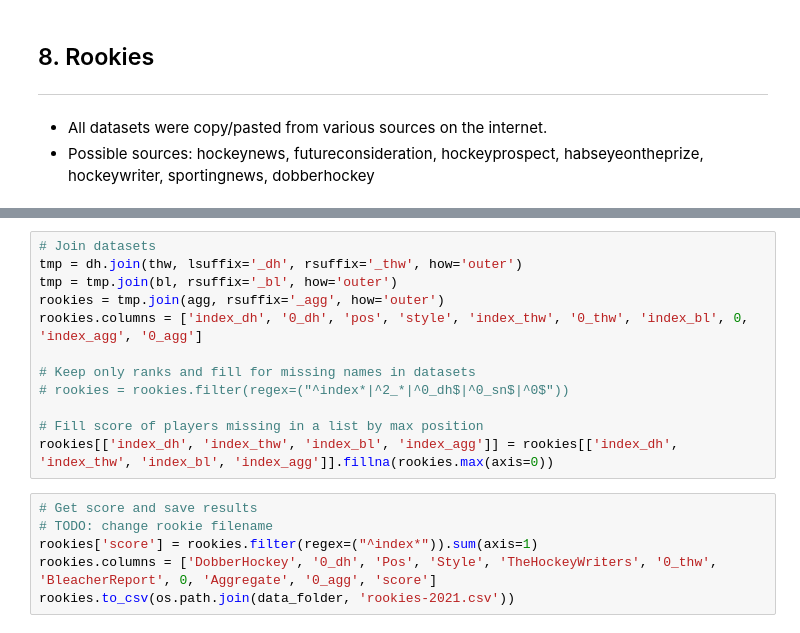
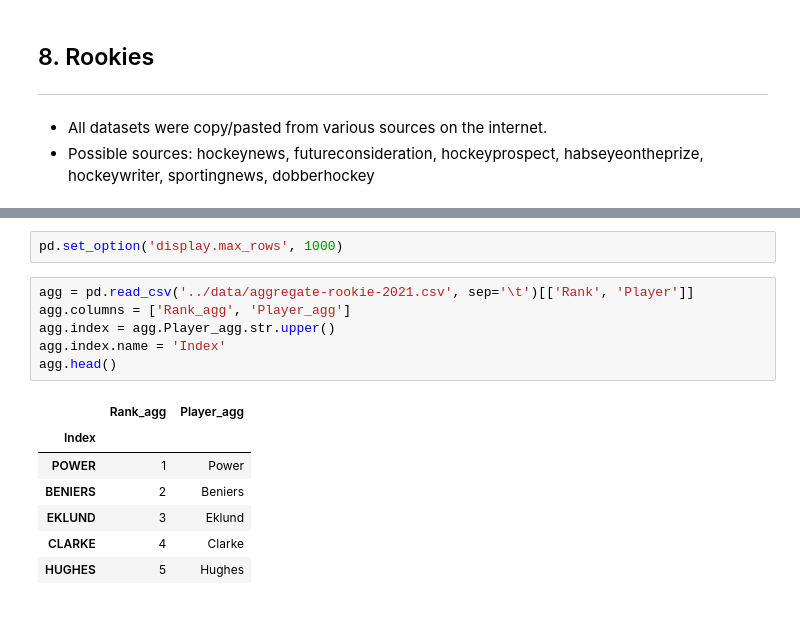
Before and after one commit to noiseux1523/NHL-Player-Projection, a Jupyter notebook: notebooks/Pool-Dataset-Final.ipynb, the cells around one changed output, grey strips where cells are left out. Cells and saved outputs as stored; diff of their text form.

Commit message:
Updated to add rookies

```diff
--- a/notebooks/Pool-Dataset-Final.ipynb
+++ b/notebooks/Pool-Dataset-Final.ipynb
@@ -834,18 +810,16 @@ dh = dh.set_index('Name')
-# %%
-# Join datasets
-tmp = dh.join(thw, lsuffix='_dh', rsuffix='_thw', how='outer')
-tmp = tmp.join(bl, rsuffix='_bl', how='outer')
-rookies = tmp.join(agg, rsuffix='_agg', how='outer')
-rookies.columns = ['index_dh', '0_dh', 'pos', 'style', 'index_thw', '0_thw', 'index_bl', 0, 'index_agg', '0_agg']
-
-# Keep only ranks and fill for missing names in datasets
-# rookies = rookies.filter(regex=("^index*|^2_*|^0_dh$|^0_sn$|^0$"))
-
-# Fill score of players missing in a list by max position
-rookies[['index_dh', 'index_thw', 'index_bl', 'index_agg']] = rookies[['index_dh', 'index_thw', 'index_bl', 'index_agg']].fillna(rookies.max(axis=0))
-# %%
-# Get score and save results
-# TODO: change rookie filename
-rookies['score'] = rookies.filter(regex=("^index*")).sum(axis=1)
-rookies.columns = ['DobberHockey', '0_dh', 'Pos', 'Style', 'TheHockeyWriters', '0_thw', 'BleacherReport', 0, 'Aggregate', '0_agg', 'score']
-rookies.to_csv(os.path.join(data_folder, 'rookies-2021.csv'))
+# %%
+pd.set_option('display.max_rows', 1000)
+# %%
+agg = pd.read_csv('../data/aggregate-rookie-2021.csv', sep='\t')[['Rank', 'Player']]
+agg.columns = ['Rank_agg', 'Player_agg']
+agg.index = agg.Player_agg.str.upper()
+agg.index.name = 'Index'
+agg.head()
+# %% [output]
+|  | Rank_agg | Player_agg |
+| Index |  |  |
+| POWER | 1 | Power |
+| BENIERS | 2 | Beniers |
+| EKLUND | 3 | Eklund |
+| CLARKE | 4 | Clarke |
+| HUGHES | 5 | Hughes |
```
Also changed, not shown: parts of 11 cells of this notebook, 1 other file.
